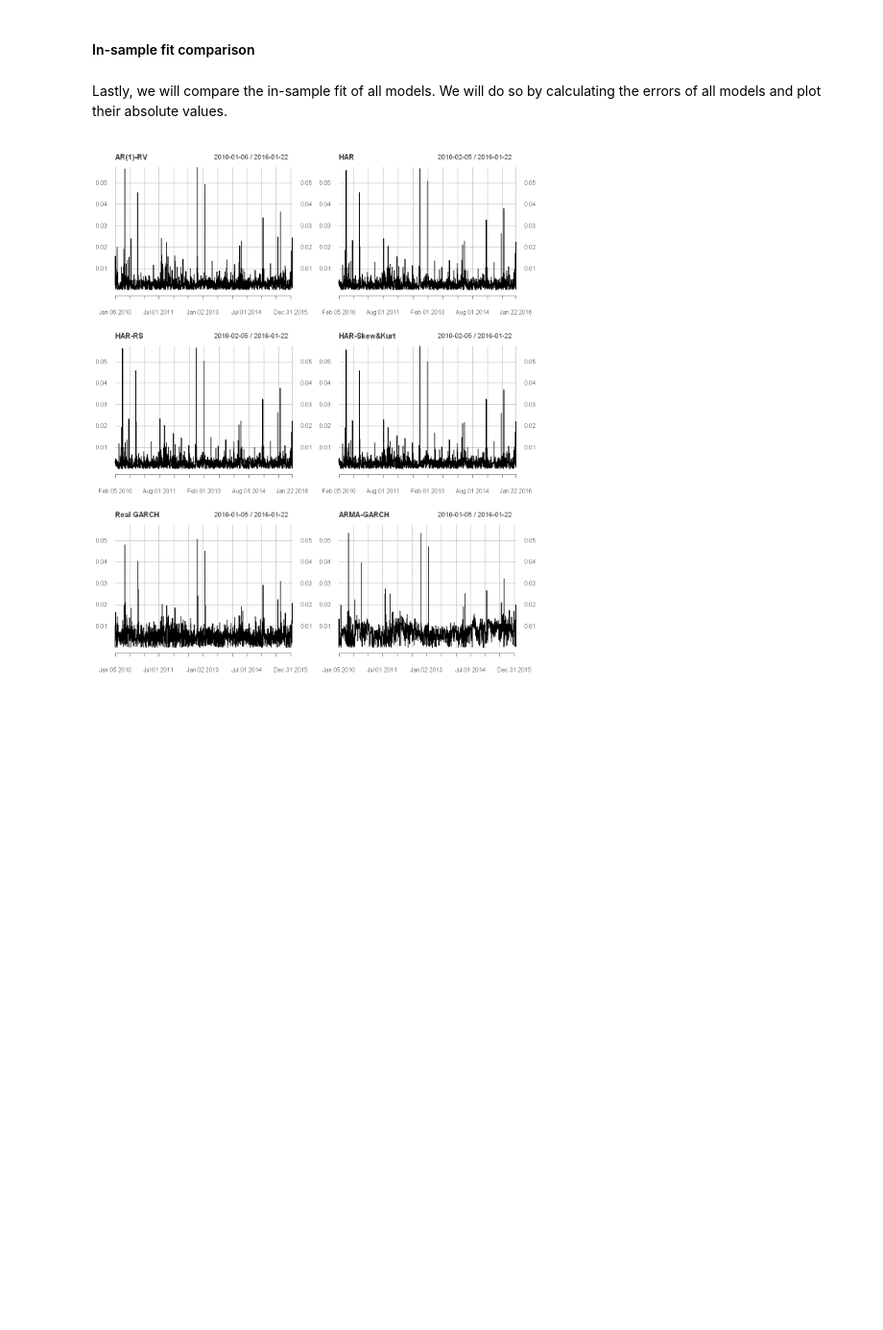
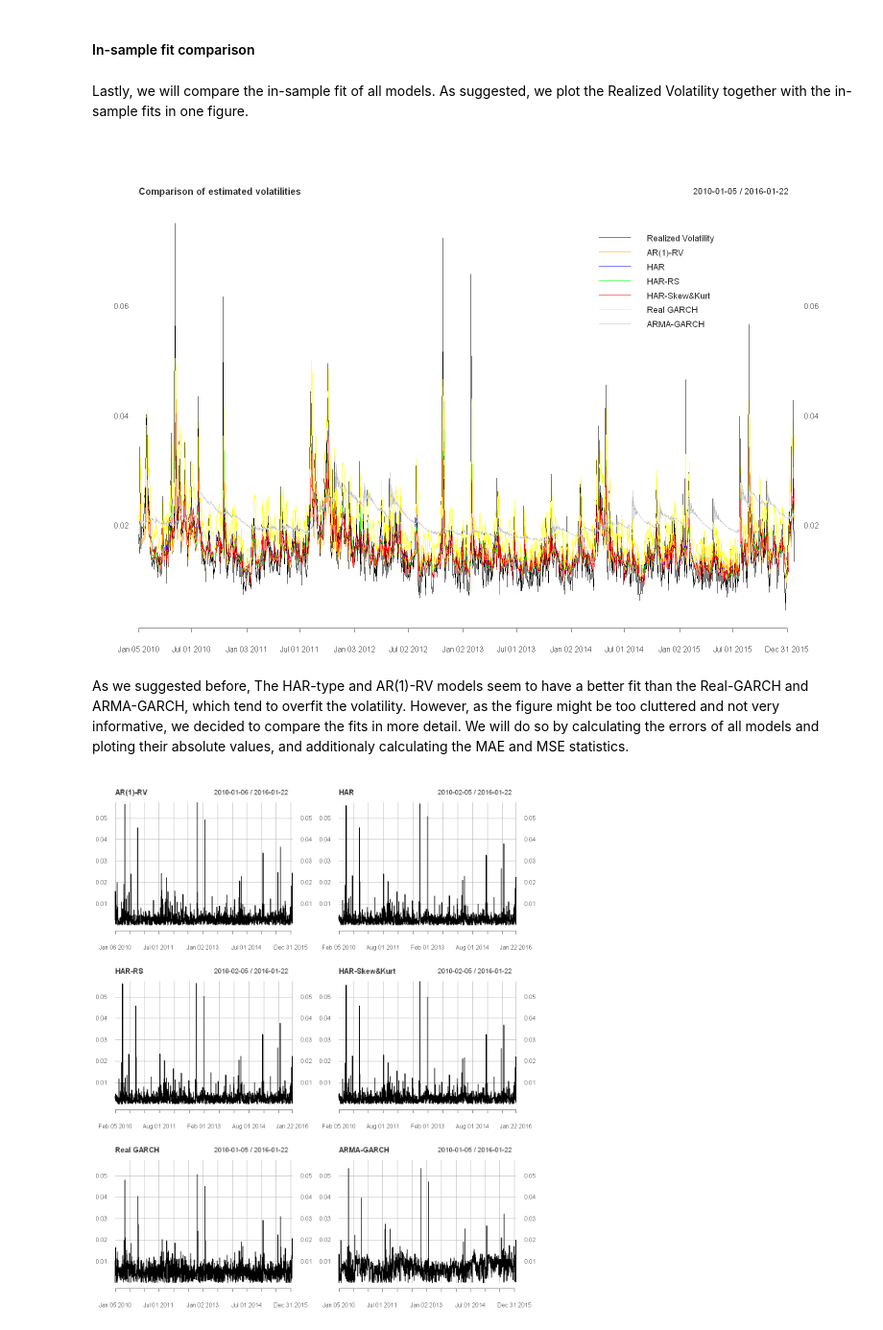
Before and after one commit to JanK0095/Financial-Econometrics-Course-Projects, a Jupyter notebook: Final project/FEI_Emprical_project_Kubal_Mattanelli.ipynb, the cells around one changed output. Shown at 96% size. Cells and saved outputs as stored; diff of their text form; code cells hidden in the pictures; blank space fills up the shorter version.

Commit message:
In-sample fit comparison: overall fit plot and MSE added

```diff
--- a/Final project/FEI_Emprical_project_Kubal_Mattanelli.ipynb
+++ b/Final project/FEI_Emprical_project_Kubal_Mattanelli.ipynb
@@ -559,8 +550,24 @@ plot_holder
 According to the figure above, the ARMA-GARCH model heavily overestimates the Realized Volatility. It has likely the worst in-sample fit out of all the models in consideration.
 # %% [markdown]
 #### In-sample fit comparison
-# %% [markdown]
-Lastly, we will compare the in-sample fit of all models. We will do so by calculating the errors of all models and plot their absolute values.
+# %% [markdown]
+Lastly, we will compare the in-sample fit of all models. As suggested, we plot the Realized Volatility together with the in-sample fits in one figure.
+# %%
+options(repr.plot.width = 13, repr.plot.height = 9)
+#Plotting the estimated volatilities
+plot_holder <- plot(amzn$RV, main = "Comparison of estimated volatilities", grid.col = NA, lwd = 1)
+plot_holder <- lines(ar1_fitted, col = "orange")
+plot_holder <- lines(har_fitted, col = "blue")
+plot_holder <- lines(har_rs_fitted, col = "green")
+plot_holder <- lines(har_skew_kurt_fitted, col = "red")
+plot_holder <- lines(real_garch_fitted, col = "yellow")
+plot_holder <- lines(arma_garch_fitted, col = "grey")
+plot_holder <- addLegend("topright", on = 1, legend.names = c("Realized Volatility", "AR(1)-RV", "HAR", "HAR-RS", "HAR-Skew&Kurt", "Real GARCH", "ARMA-GARCH"), col = c("black", "orange", "blue", "green", "red", "yellow", "grey"), lty = 1, bty = "n", lwd = 1)
+plot_holder
+# %% [output]
+[figure, added]
+# %% [markdown]
+As we suggested before, The HAR-type and AR(1)-RV models seem to have a better fit than the Real-GARCH and ARMA-GARCH, which tend to overfit the volatility. However, as the figure might be too cluttered and not very informative, we decided to compare the fits in more detail. We will do so by calculating the errors of all models and ploting their absolute values, and additionaly calculating the MAE and MSE statistics.
 # %%
 #Calculating the absolute errors
 insample_errors <- vector("list", 6) #Empty vector for the results
```
Also changed, not shown: parts of 10 cells of this notebook.
